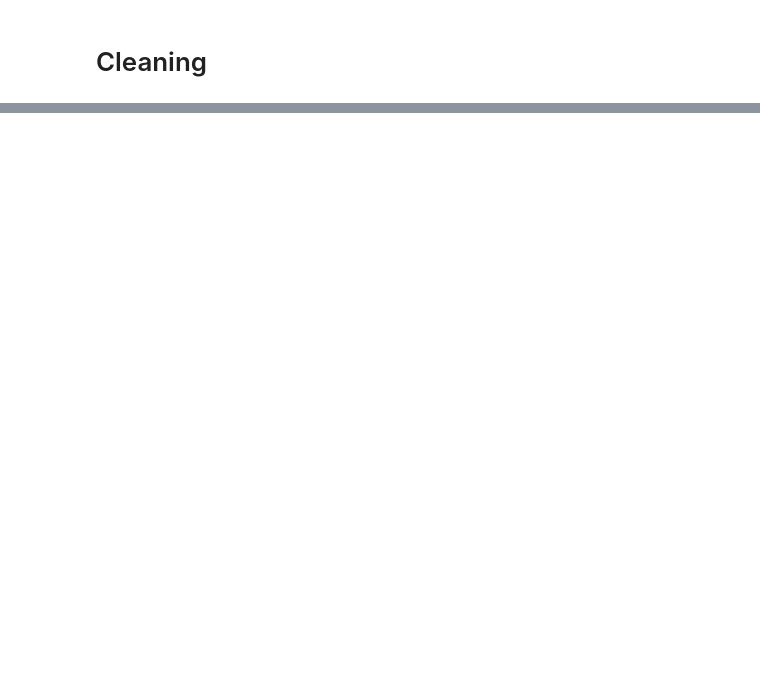
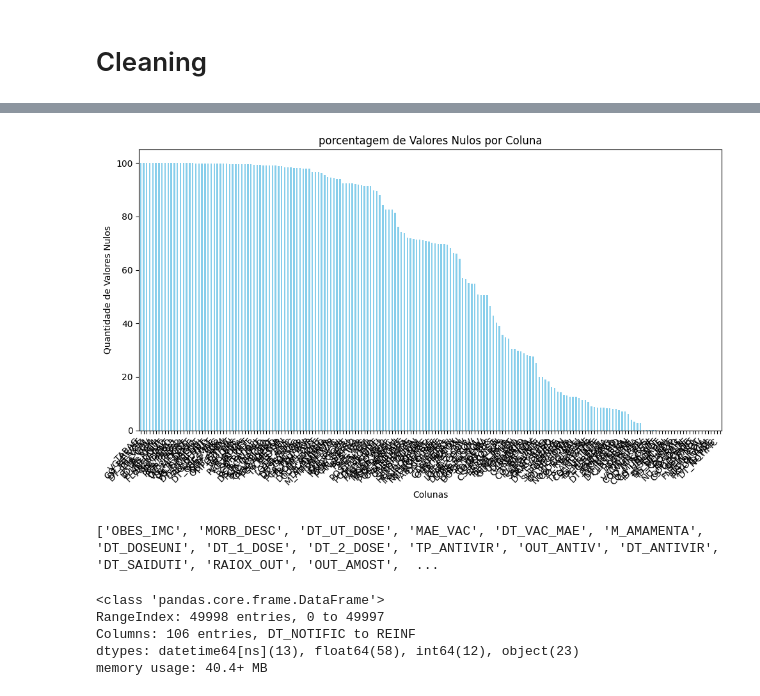
Before and after one commit to GTBelini22/Modelo-de-machine-learning-para-predicao-de-problemas-respiratorios, a Jupyter notebook: Tratando_os_dados.ipynb, the cells around one changed output, grey strips where cells are left out. Drawn from its saved outputs; the diff is of its cells as text; code cells hidden in the pictures; blank space fills up the shorter version.

Commit message:
Alterado a forma como está sendo realizado o data cleaning, foi implementado uma maneira para limpar primeiramente os dados que estão com uma porcentagem muito elevada de dados nulos

```diff
--- a/Tratando_os_dados.ipynb
+++ b/Tratando_os_dados.ipynb
@@ -6,7 +7,7 @@ drive.mount('/content/drive')
 # %% [output]
 Drive already mounted at /content/drive; to attempt to forcibly remount, call drive.mount("/content/drive", force_remount=True).
 # %%
-df = pd.read_excel('/content/drive/MyDrive/TCC/Doencas_2024_1000.xlsx')
+df = pd.read_excel('/content/Exemplo 50k.xlsx')
 # %%
 df.info()
 # %% [output]
@@ -85,0 +90,35 @@ fazzer filtro para somente dados do Brasil
+# %%
+# Cria um gráfico de barras
+
+null_count = (df.isnull().mean()* 100).sort_values(ascending=False)
+
+plt.figure(figsize=(10, 6))
+null_count.plot(kind='bar', color='skyblue')
+plt.title('porcentagem de Valores Nulos por Coluna')
+plt.xlabel('Colunas')
+plt.ylabel('Quantidade de Valores Nulos')
+plt.xticks(rotation=45, ha='right')
+plt.tight_layout()
+plt.show()
+# %% [output]
+[figure, added]
+# %%
+df_filter = df.copy()
+
+null_percentage = df_filter.isnull().mean() * 100
+
+# Seleciona as colunas com mais de 75% de valores nulos
+columns_to_drop = null_percentage[null_percentage > 80].index.tolist()
+print(columns_to_drop)
+
+df_filter.drop(columns=columns_to_drop, inplace=True)
+# %% [output]
+['OBES_IMC', 'MORB_DESC', 'DT_UT_DOSE', 'MAE_VAC', 'DT_VAC_MAE', 'M_AMAMENTA', 'DT_DOSEUNI', 'DT_1_DOSE', 'DT_2_DOSE', 'TP_ANTIVIR', 'OUT_ANTIV', 'DT_ANTIVIR', 'DT_SAIDUTI', 'RAIOX_OUT', 'OUT_AMOST',  ...
+# %%
+df_filter.info()
+# %% [output]
+<class 'pandas.core.frame.DataFrame'>
+RangeIndex: 49998 entries, 0 to 49997
+Columns: 106 entries, DT_NOTIFIC to REINF
+dtypes: datetime64[ns](13), float64(58), int64(12), object(23)
+memory usage: 40.4+ MB
```
Also changed, not shown: parts of 10 cells of this notebook.
